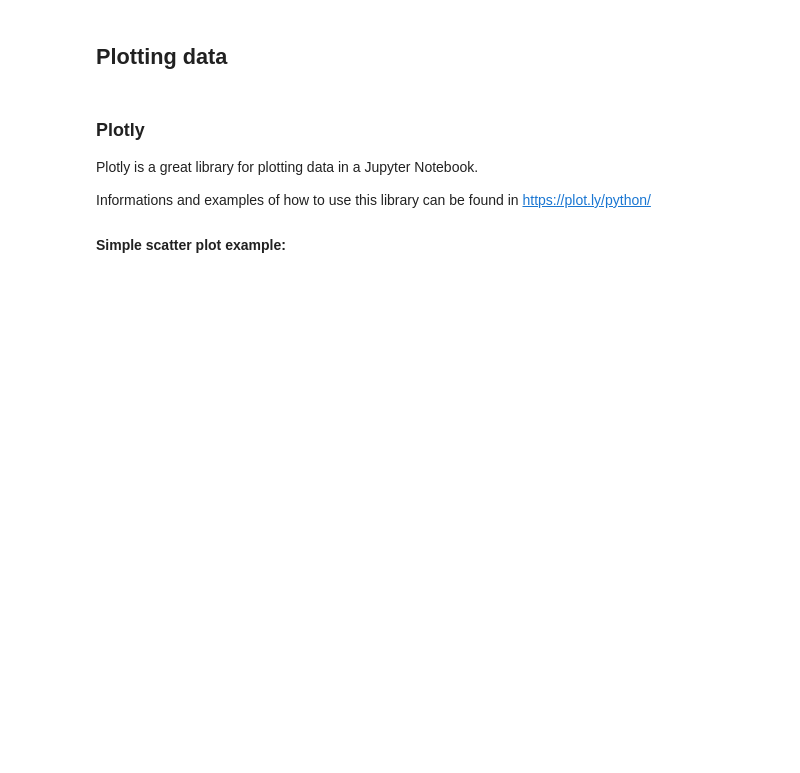
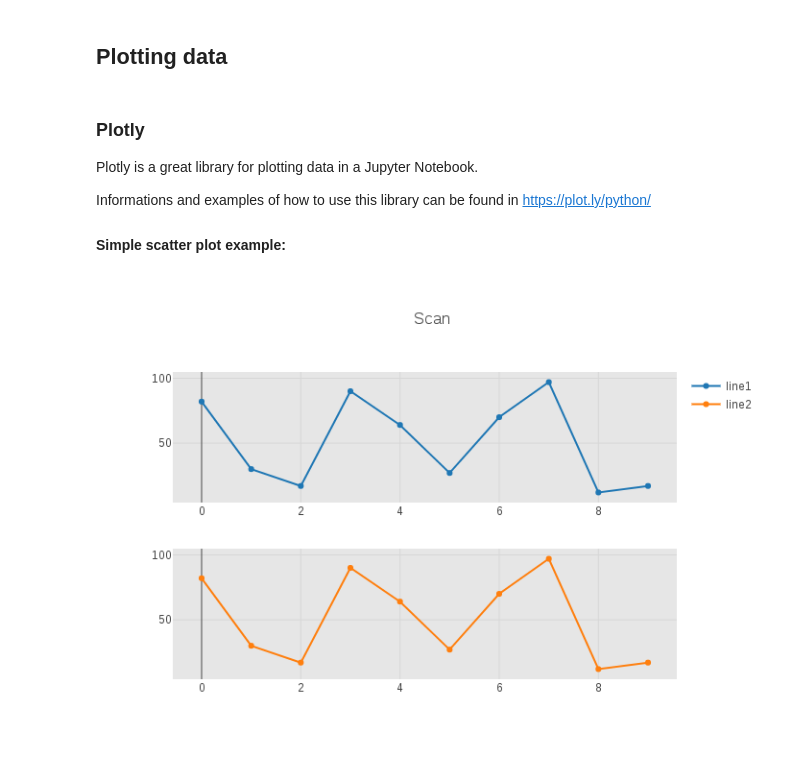
Before and after one commit to lnls-sol/jupy4syn, a Jupyter notebook: main_notebook.ipynb, the cells around one changed output. Drawn from its saved outputs; the diff is of its cells as text; code cells hidden in the pictures; blank space fills up the shorter version.

```diff
--- a/main_notebook.ipynb
+++ b/main_notebook.ipynb
@@ -813 +559,5 @@ class MonitorScanSave(widgets.Button):
+# %%
+display(IPython.display.Image("./scans/plot_0090.png"))
+# %% [output]
+[figure, added]
 # %%
```
Also changed, not shown: parts of 27 cells of this notebook.
